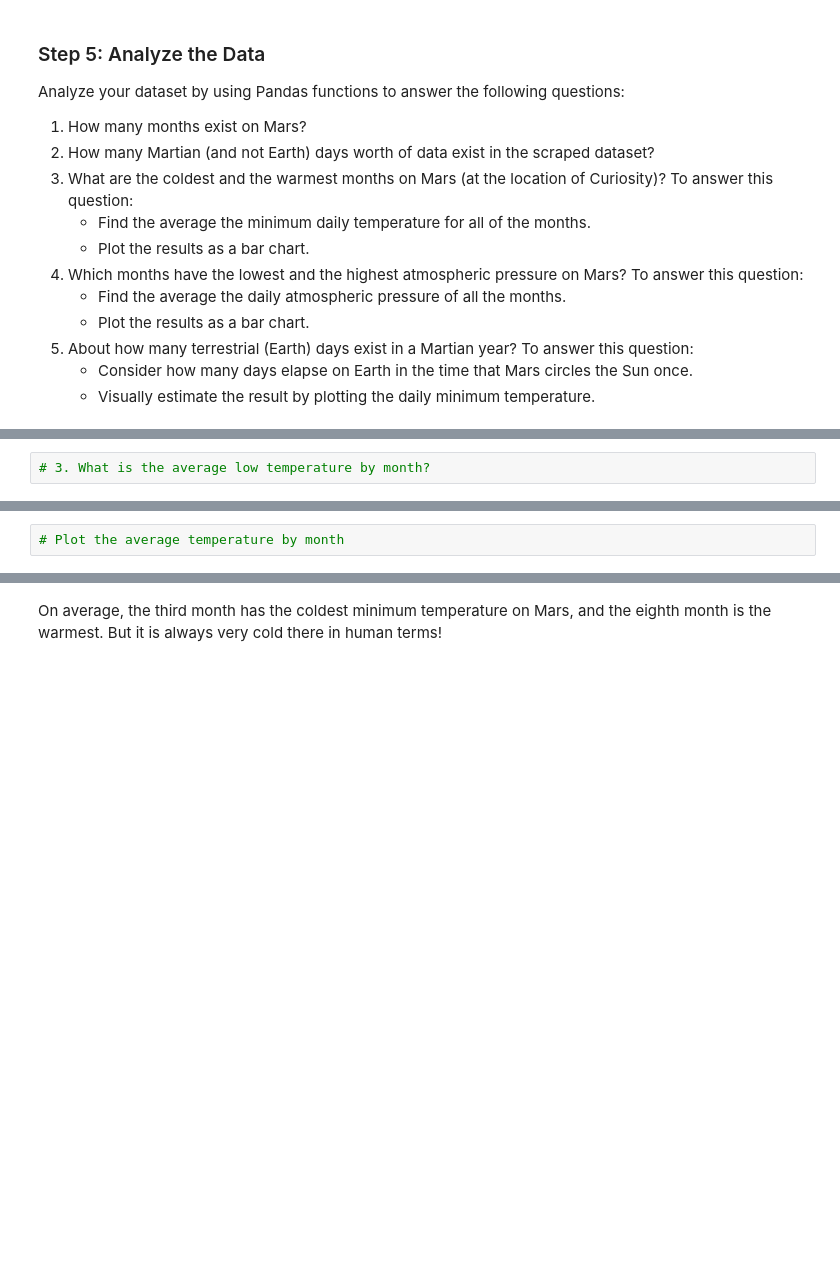
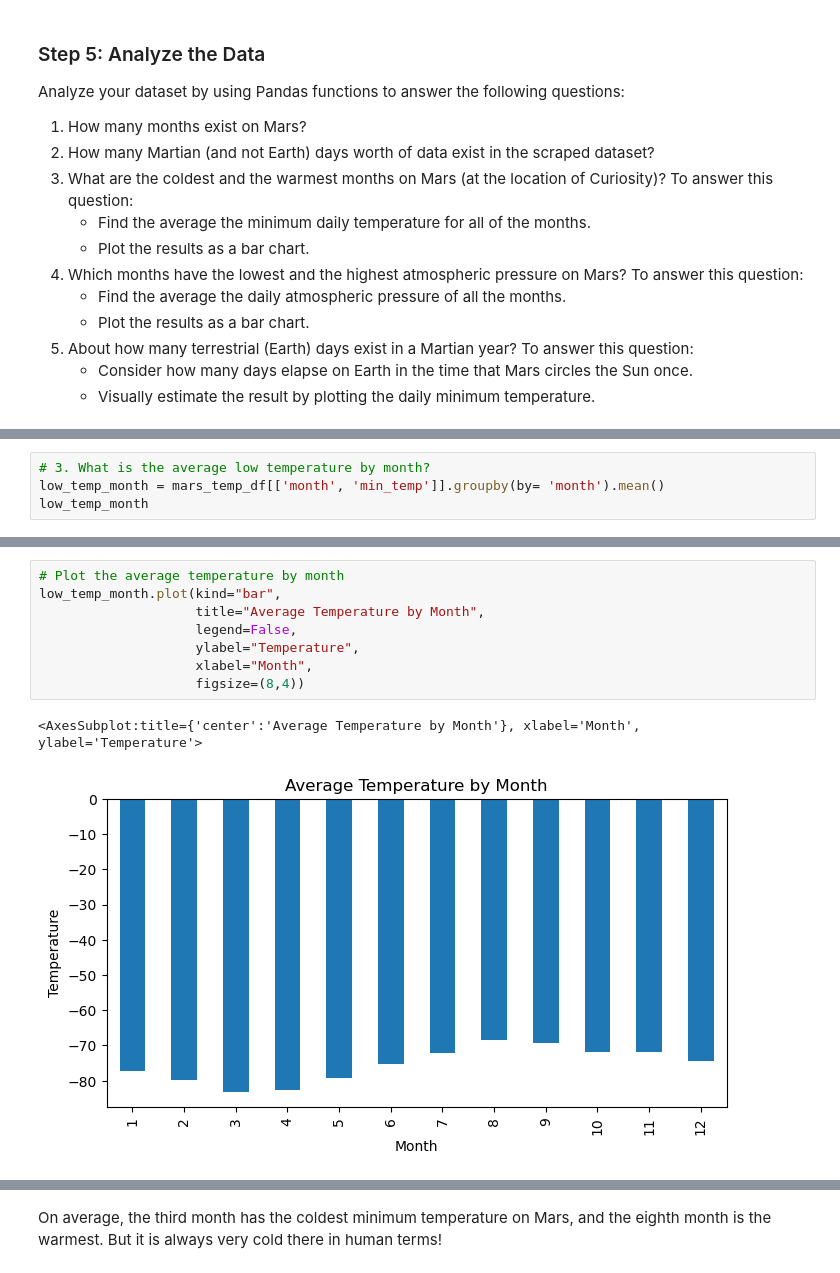
Before and after one commit to DunieCarrasco/Data_Collection_Challenge, a Jupyter notebook: part_2_mars_weather.ipynb, the cells around one changed output, grey strips where cells are left out. Cells and saved outputs as stored; diff of their text form; blank space fills up the shorter version.

```diff
--- a/part_2_mars_weather.ipynb
+++ b/part_2_mars_weather.ipynb
@@ -196,2 +202,4 @@ Analyze your dataset by using Pandas functions to answer the following questions
 # %%
 # 3. What is the average low temperature by month?
+low_temp_month = mars_temp_df[['month', 'min_temp']].groupby(by= 'month').mean()
+low_temp_month
@@ -198,4 +221,13 @@ Analyze your dataset by using Pandas functions to answer the following questions
-# %%
-# Plot the average temperature by month
+# %%
+# Plot the average temperature by month
+low_temp_month.plot(kind="bar",
+                    title="Average Temperature by Month",
+                    legend=False,
+                    ylabel="Temperature",
+                    xlabel="Month",
+                    figsize=(8,4))
+# %% [output]
+<AxesSubplot:title={'center':'Average Temperature by Month'}, xlabel='Month', ylabel='Temperature'>
+[figure, added]
 # %%
 # Identify the coldest and hottest months in Curiosity's location
```
Also changed, not shown: parts of 12 cells of this notebook, 3 other files.
